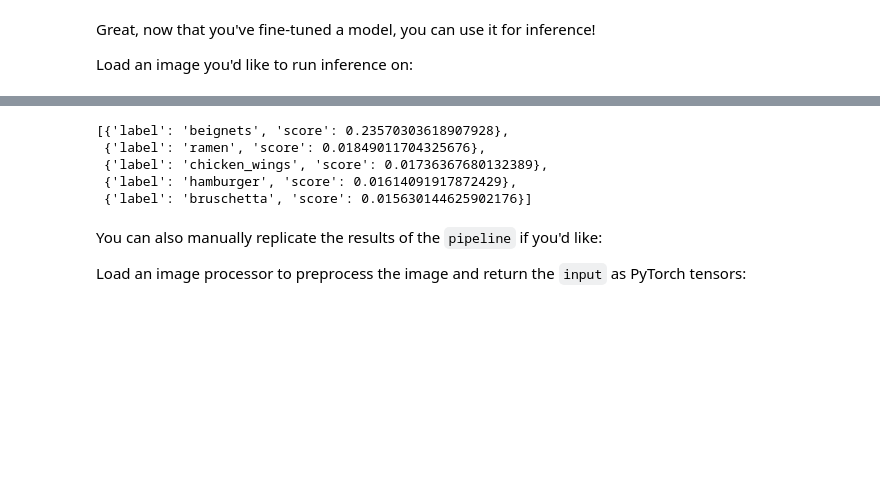
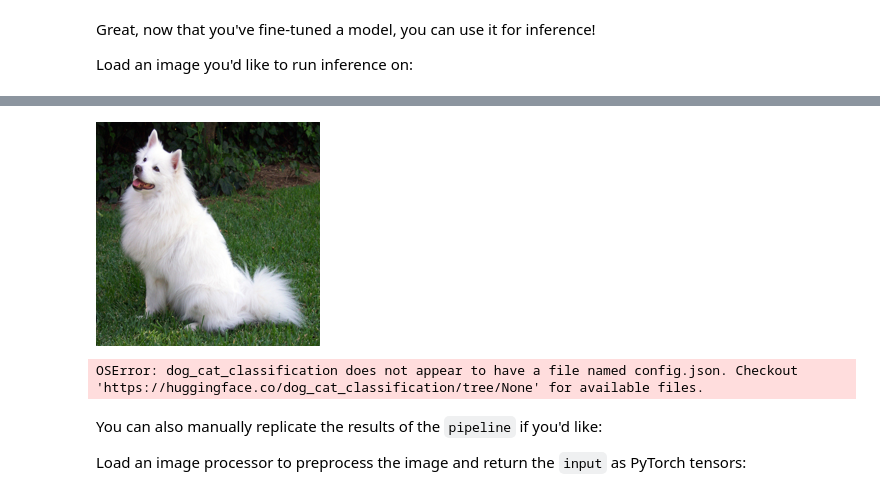
Before and after one commit to laxmimerit/Fine-Tuning-LLM-with-HuggingFace, a Jupyter notebook: 10-Image_Classification/Image Classification.ipynb, the cells around one changed output, grey strips where cells are left out. Drawn from its saved outputs; the diff is of its cells as text; code cells hidden in the pictures; blank space fills up the shorter version.

Commit message:
image classification

```diff
--- a/10-Image_Classification/Image Classification.ipynb
+++ b/10-Image_Classification/Image Classification.ipynb
@@ -186,14 +186,26 @@ The simplest way to try out your finetuned model for inference is to use it in a
+# %%
+# load dog image from online url
+
+import requests
+from PIL import Image
+from io import BytesIO
+
+url = "https://upload.wikimedia.org/wikipedia/commons/4/47/American_Eskimo_Dog.jpg"
+response = requests.get(url)
+image = Image.open(BytesIO(response.content))
+
+# show in 300x300
+image = image.resize((224, 224))
+image
+# %% [output]
+[figure, added]
 # %%
 from transformers import pipeline
 
-classifier = pipeline("image-classification", model="/content/my_awesome_food_model/checkpoint-125")
+classifier = pipeline("image-classification", model="dog_cat_classification")
 classifier(image)
 # %% [output]
-[{'label': 'beignets', 'score': 0.23570303618907928},
- {'label': 'ramen', 'score': 0.01849011704325676},
- {'label': 'chicken_wings', 'score': 0.01736367680132389},
- {'label': 'hamburger', 'score': 0.01614091917872429},
- {'label': 'bruschetta', 'score': 0.015630144625902176}]
+OSError: dog_cat_classification does not appear to have a file named config.json. Checkout 'https://huggingface.co/dog_cat_classification/tree/None' for available files.
 # %% [markdown]
 You can also manually replicate the results of the `pipeline` if you'd like:
 
```
Also changed, not shown: parts of 15 cells of this notebook.
